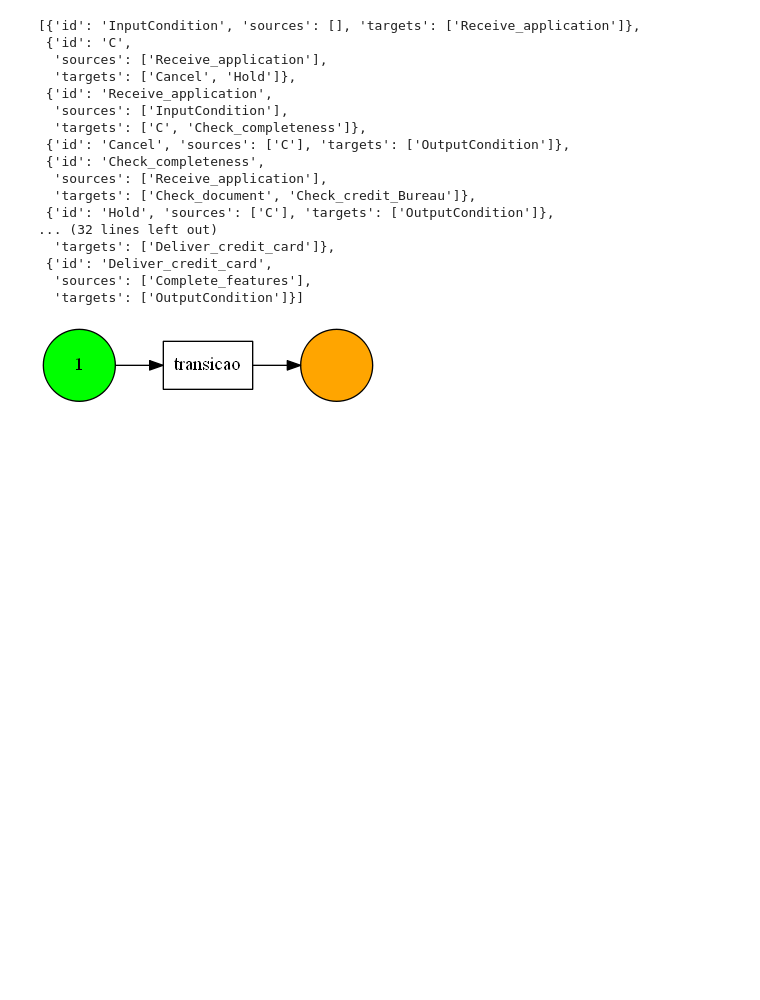
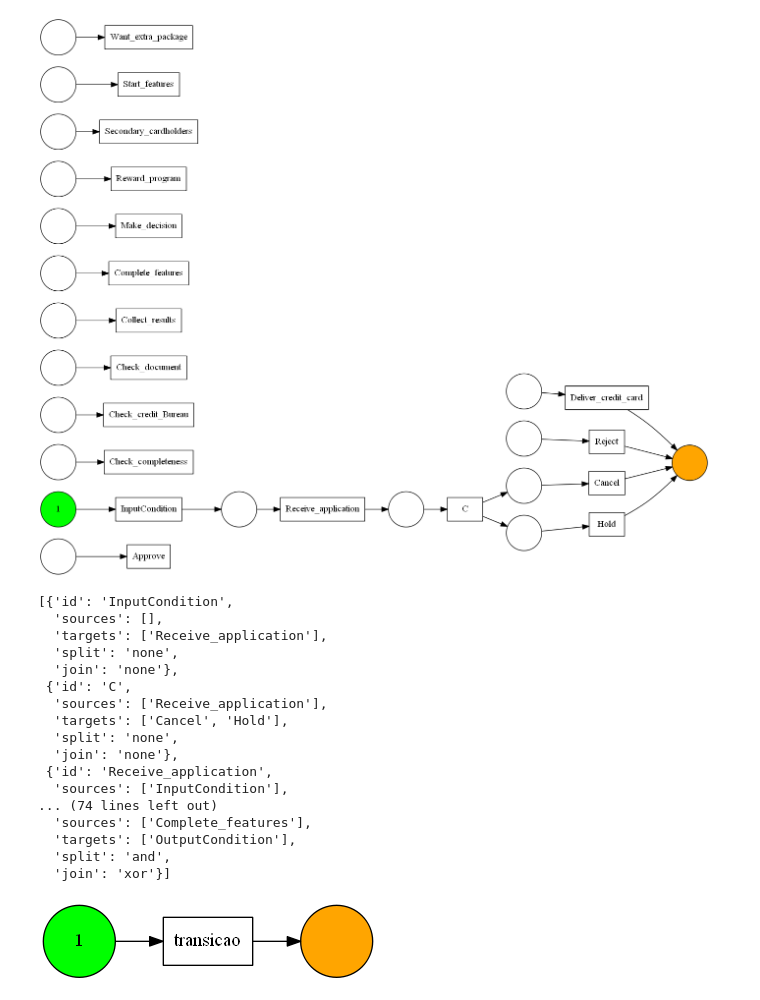
Before and after one commit to pedrogleta/yawl-to-pnml, a Jupyter notebook: yawl-to-petrinet.ipynb, the cells around one changed output. Drawn from its saved outputs; the diff is of its cells as text; code cells hidden in the pictures; blank space fills up the shorter version.

Commit message:
add condition connections

```diff
--- a/yawl-to-petrinet.ipynb
+++ b/yawl-to-petrinet.ipynb
@@ -88,7 +88,7 @@ yawl = Yawl('credit-card-demo.yawl')
 conditionID = yawl.inputCondition.attrib['id']
 
 places.append({'id': 'place_' + conditionID, 'initialMarking': True})
-transitions.append({'id': conditionID, 'sources': [], 'targets': []})
+transitions.append({'id': conditionID, 'sources': [], 'targets': [], 'split': 'none', 'join': 'none'})
 arcs.append({'id': '0', 'source': 'place_' + conditionID, 'target': conditionID})
 
 i = 1
@@ -96,7 +96,7 @@ for condition in yawl.conditions:
     conditionID = condition.attrib['id']
 
     places.append({'id': 'place_' + conditionID, 'initialMarking': False})
-    transitions.append({'id': conditionID, 'sources': [], 'targets': []})
+    transitions.append({'id': conditionID, 'sources': [], 'targets': [], 'split': 'none', 'join': 'none'})
     arcs.append({'id': str(i), 'source': 'place_' + conditionID, 'target': conditionID})
 
     i += 1
@@ -104,7 +104,9 @@ for condition in yawl.conditions:
 for task in yawl.tasks:
     taskID = task.attrib['id']
     places.append({'id': 'place_' + taskID, 'initialMarking': False})
-    transitions.append({'id': taskID, 'sources': [], 'targets': []})
+    taskJoin = task.find(xmlns + 'join').attrib['code']
+    taskSplit = task.find(xmlns + 'split').attrib['code']
+    transitions.append({'id': taskID, 'sources': [], 'targets': [], 'split': taskSplit, 'join': taskJoin})
     arcs.append({'id': str(i), 'source': 'place_' + taskID, 'target': taskID})
 
     i += 1
@@ -113,8 +115,11 @@ for outputCondition in yawl.outputConditions:
     conditionID = outputCondition.attrib['id']
 
     places.append({'id': 'place_' + conditionID, 'initialMarking': False})
+    transitions.append({'id': conditionID, 'sources': [], 'targets': [], 'split': 'none', 'join': 'none'})
+    arcs.append({'id': str(i), 'source': 'place_' + conditionID, 'target': conditionID})
 
-#Connect Arcs
+    i += 1
+
 #Get targets and sources
 for transition in transitions:
     #Get transition's targets
@@ -131,55 +136,70 @@ for transition in transitions:
         elementFlowsIntos = element.findall(xmlns + 'flowsInto')
         for elementFlowsInto in elementFlowsIntos:
             nextElementRef = elementFlowsInto.find(xmlns + 'nextElementRef')
             if nextElementRef.attrib['id'] == transition['id']:
                 transition['sources'].append(element.attrib['id'])
+#Connect arcs
+for transition in transitions:
+    if transition['split'] == 'none':
+        for source in transition['sources']:
+            arcs.append({'id': str(i), 'source': source, 'target': 'place_' + transition['id']})
+            i += 1
+        for target in transition['targets']:
+            arcs.append({'id': str(i), 'source': transition['id'], 'target': 'place_' + target})
+            i += 1
 
+#Delete output transitions
+for transition in transitions:
+    if transition['split'] == 'none' and len(transition['targets']) == 0:
+        transitions.remove(transition)
 
 # for transition in transitions:
 #     transitionID = transition['id']
 
 #     for element in yawl.allElements:
 #         if element.attrib['id'] == transitionID:
 #             break
 
 #     placeIDs = []
 
 #     flowsIntos = element.findall(xmlns + 'flowsInto')
 #     for flowsInto in flowsIntos:
 #         placeIDs.append('place_' + flowsInto.find(xmlns + 'nextElementRef').attrib['id'])
 
 
 #     for placeID in placeIDs:
 #         arcs.append({'id': str(i), 'source': transitionID, 'target': placeID})
 #         i += 1
 
 
 pnml = Pnml(places, transitions, arcs)
 pnml.writePnml('credit-card-demo.xml')
 
-net, initial_marking, final_marking = pnml_importer.apply('yawl.pnml')
+net, initial_marking, final_marking = pnml_importer.apply('credit-card-demo.xml')
 gviz = pn_visualizer.apply(net, initial_marking, final_marking)
-#pn_visualizer.view(gviz)
+pn_visualizer.view(gviz)
+# %% [output]
+[figure, added]
 # %%
 transitions
 # %% [output]
-[{'id': 'InputCondition', 'sources': [], 'targets': ['Receive_application']},
+[{'id': 'InputCondition',
+  'sources': [],
+  'targets': ['Receive_application'],
+  'split': 'none',
+  'join': 'none'},
  {'id': 'C',
   'sources': ['Receive_application'],
-  'targets': ['Cancel', 'Hold']},
+  'targets': ['Cancel', 'Hold'],
+  'split': 'none',
+  'join': 'none'},
  {'id': 'Receive_application',
   'sources': ['InputCondition'],
-  'targets': ['C', 'Check_completeness']},
- {'id': 'Cancel', 'sources': ['C'], 'targets': ['OutputCondition']},
- {'id': 'Check_completeness',
-  'sources': ['Receive_application'],
-  'targets': ['Check_document', 'Check_credit_Bureau']},
- {'id': 'Hold', 'sources': ['C'], 'targets': ['OutputCondition']},
-... (32 lines left out)
-  'targets': ['Deliver_credit_card']},
- {'id': 'Deliver_credit_card',
+... (74 lines left out)
   'sources': ['Complete_features'],
-  'targets': ['OutputCondition']}]
+  'targets': ['OutputCondition'],
+  'split': 'and',
+  'join': 'xor'}]
 # %%
 places = [{'id': 'start', 'initialMarking': True}, {'id': 'end', 'initialMarking': False}]
 transitions = [{"id": 'transicao'}]
```
Also changed, not shown: parts of 1 cell of this notebook, 1 other file.
